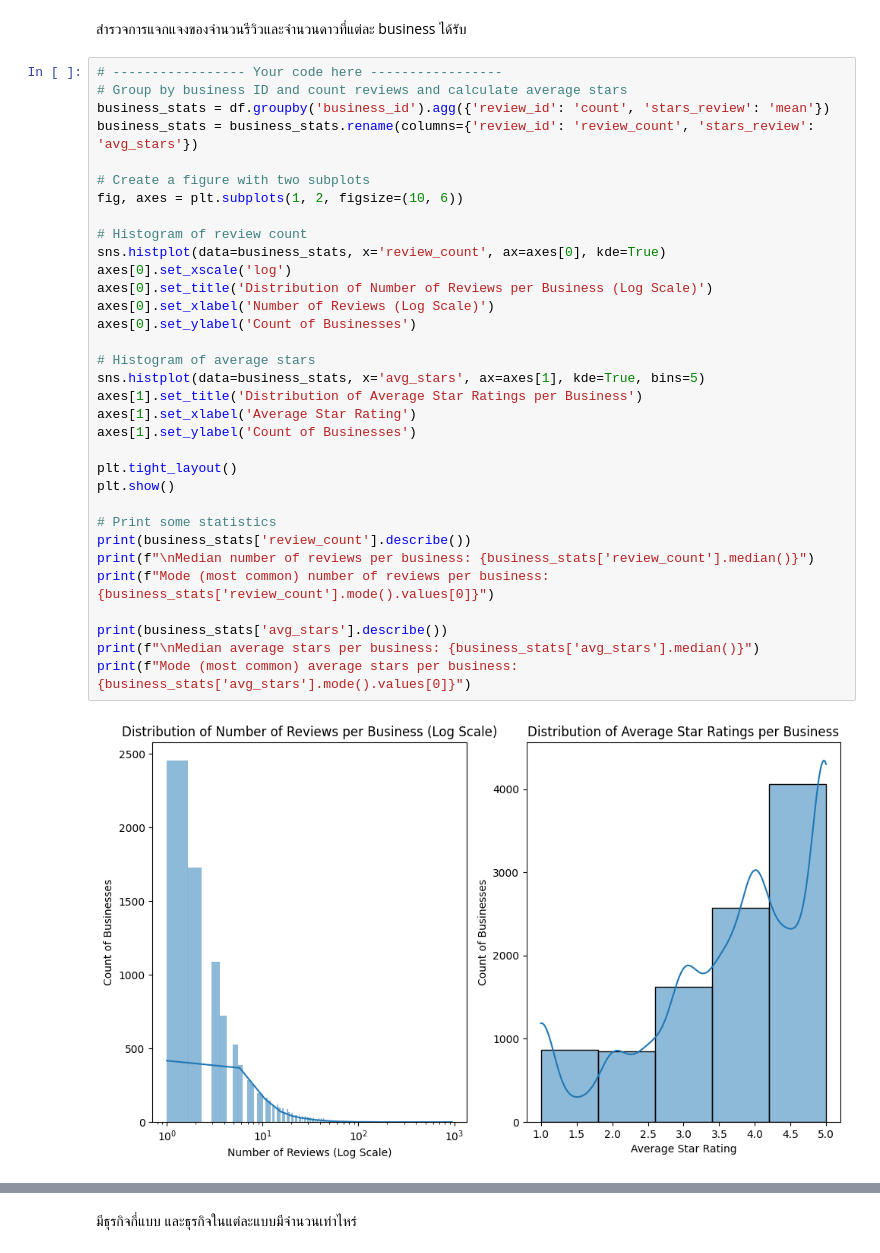
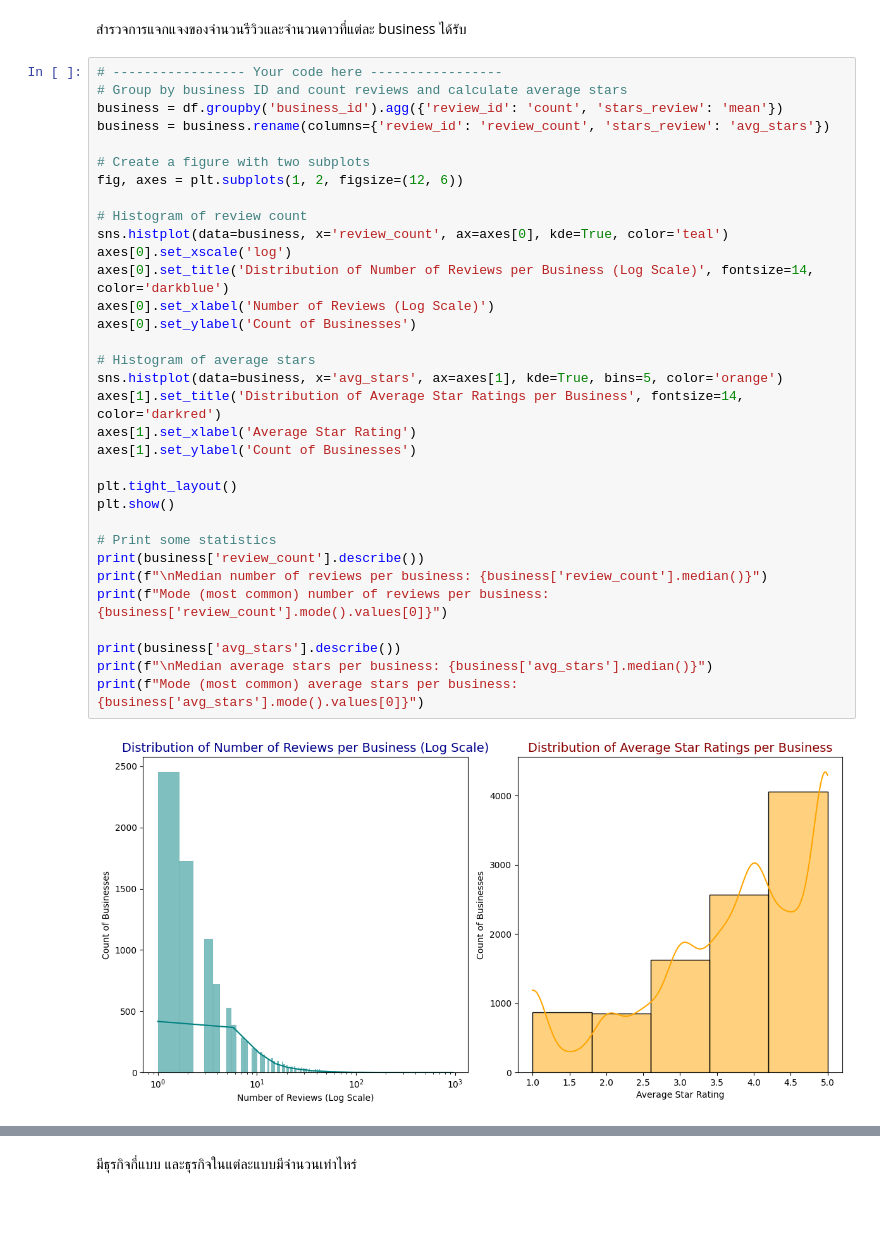
Before and after one commit to woraphonp-038-5/Project-Big-Data, a Jupyter notebook: Text_Analytics68.ipynb, the cells around one changed output, grey strips where cells are left out. Drawn from its saved outputs; the diff is of its cells as text; blank space fills up the shorter version.

```diff
--- a/Text_Analytics68.ipynb
+++ b/Text_Analytics68.ipynb
@@ -442,38 +445,38 @@ Mode (most common) number of reviews per user: 2
 # %%
 # ----------------- Your code here -----------------
 # Group by business ID and count reviews and calculate average stars
-business_stats = df.groupby('business_id').agg({'review_id': 'count', 'stars_review': 'mean'})
-business_stats = business_stats.rename(columns={'review_id': 'review_count', 'stars_review': 'avg_stars'})
+business = df.groupby('business_id').agg({'review_id': 'count', 'stars_review': 'mean'})
+business = business.rename(columns={'review_id': 'review_count', 'stars_review': 'avg_stars'})
 
 # Create a figure with two subplots
-fig, axes = plt.subplots(1, 2, figsize=(10, 6))
+fig, axes = plt.subplots(1, 2, figsize=(12, 6))
 
 # Histogram of review count
-sns.histplot(data=business_stats, x='review_count', ax=axes[0], kde=True)
+sns.histplot(data=business, x='review_count', ax=axes[0], kde=True, color='teal')
 axes[0].set_xscale('log')
-axes[0].set_title('Distribution of Number of Reviews per Business (Log Scale)')
+axes[0].set_title('Distribution of Number of Reviews per Business (Log Scale)', fontsize=14, color='darkblue')
 axes[0].set_xlabel('Number of Reviews (Log Scale)')
 axes[0].set_ylabel('Count of Businesses')
 
 # Histogram of average stars
-sns.histplot(data=business_stats, x='avg_stars', ax=axes[1], kde=True, bins=5)
-axes[1].set_title('Distribution of Average Star Ratings per Business')
+sns.histplot(data=business, x='avg_stars', ax=axes[1], kde=True, bins=5, color='orange')
+axes[1].set_title('Distribution of Average Star Ratings per Business', fontsize=14, color='darkred')
 axes[1].set_xlabel('Average Star Rating')
 axes[1].set_ylabel('Count of Businesses')
 
 plt.tight_layout()
 plt.show()
 
 # Print some statistics
-print(business_stats['review_count'].describe())
-print(f"\nMedian number of reviews per business: {business_stats['review_count'].median()}")
-print(f"Mode (most common) number of reviews per business: {business_stats['review_count'].mode().values[0]}")
+print(business['review_count'].describe())
+print(f"\nMedian number of reviews per business: {business['review_count'].median()}")
+print(f"Mode (most common) number of reviews per business: {business['review_count'].mode().values[0]}")
 
-print(business_stats['avg_stars'].describe())
-print(f"\nMedian average stars per business: {business_stats['avg_stars'].median()}")
-print(f"Mode (most common) average stars per business: {business_stats['avg_stars'].mode().values[0]}")
+print(business['avg_stars'].describe())
+print(f"\nMedian average stars per business: {business['avg_stars'].median()}")
+print(f"Mode (most common) average stars per business: {business['avg_stars'].mode().values[0]}")
 # %% [output]
-[figure, old version]
+[figure, new version]
 count    9973.000000
 mean       10.027073
 std        24.698496
```
Also changed, not shown: parts of 28 cells of this notebook.
